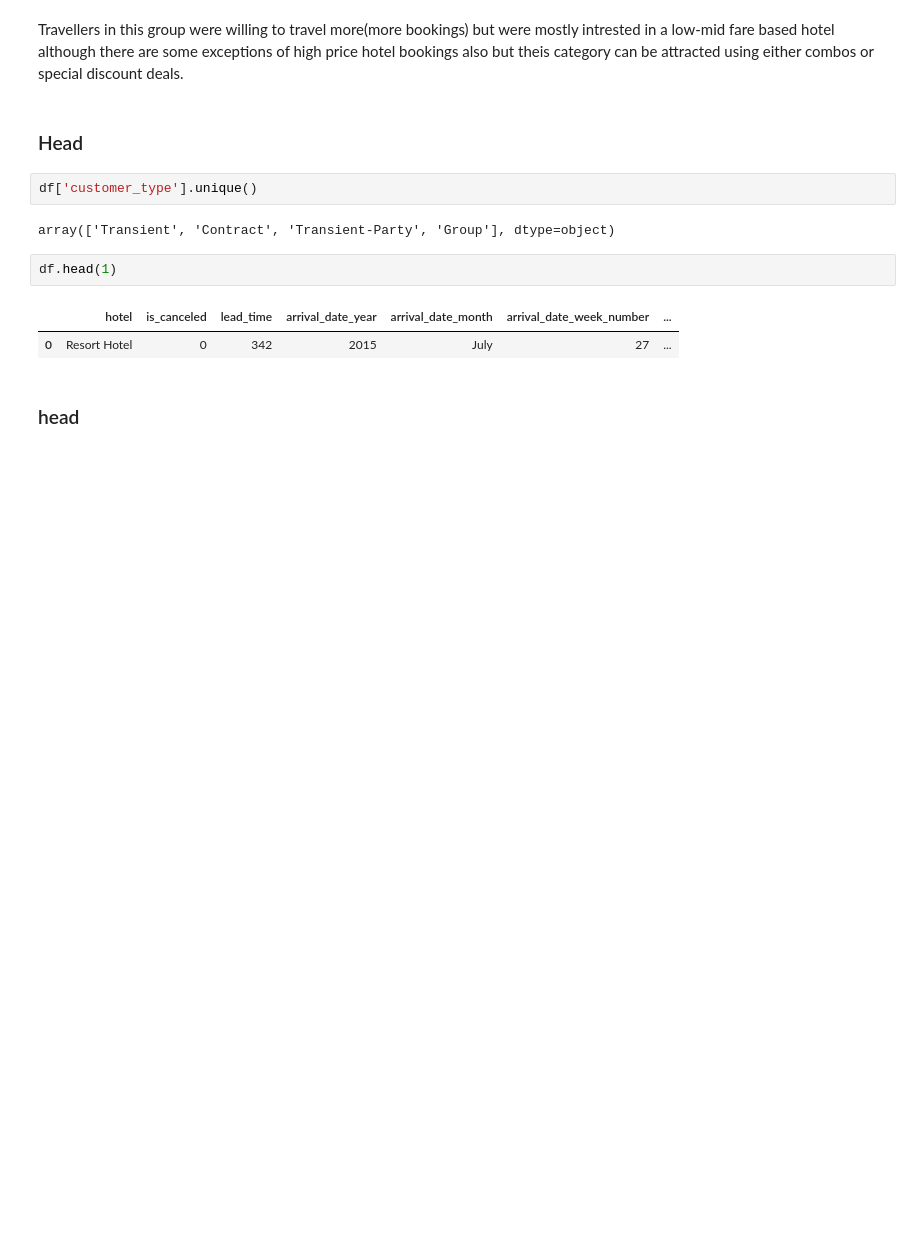
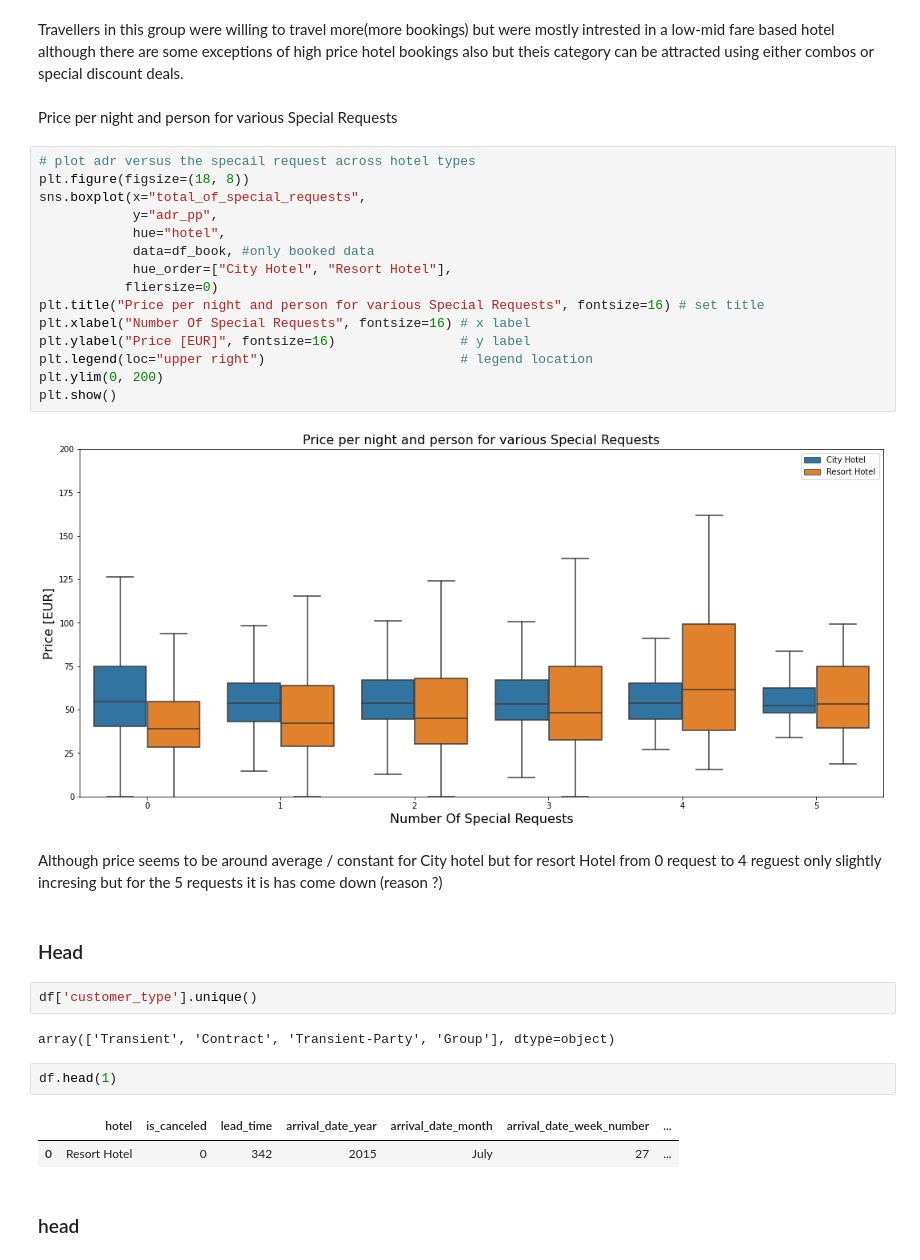
Before and after one commit to Sukruthr/Hotel-Booking-Data-EDA, a Jupyter notebook: EDA_HBD.ipynb, the cells around one changed output. Drawn from its saved outputs; the diff is of its cells as text; blank space fills up the shorter version.

Commit message:
Data Related to Specail request and cleaning up warnings

```diff
--- a/EDA_HBD.ipynb
+++ b/EDA_HBD.ipynb
@@ -958,6 +980,27 @@ plotMapCustomerTypeBuckets('Transient','Transient-Party')
 [interactive output not drawn]
 # %% [markdown]
 Travellers in this group were willing to travel more(more bookings) but were mostly intrested in a low-mid fare based hotel although there are some exceptions of high price hotel bookings also but theis category can be attracted using either combos or special discount deals.
+# %% [markdown]
+Price per night and person for various Special Requests
+# %%
+# plot adr versus the specail request across hotel types
+plt.figure(figsize=(18, 8))
+sns.boxplot(x="total_of_special_requests",
+            y="adr_pp",
+            hue="hotel",
+            data=df_book, #only booked data
+            hue_order=["City Hotel", "Resort Hotel"],
+           fliersize=0)
+plt.title("Price per night and person for various Special Requests", fontsize=16) # set title
+plt.xlabel("Number Of Special Requests", fontsize=16) # x label
+plt.ylabel("Price [EUR]", fontsize=16)                # y label
+plt.legend(loc="upper right")                         # legend location
+plt.ylim(0, 200)
+plt.show()
+# %% [output]
+[figure, added]
+# %% [markdown]
+Although price seems to be around average / constant for City hotel but for resort Hotel from 0 request to 4 reguest only slightly incresing but for the 5 requests it is has come down (reason ?)
 # %% [markdown]
 ### Head
 # %%
```
Also changed, not shown: parts of 24 cells of this notebook.
